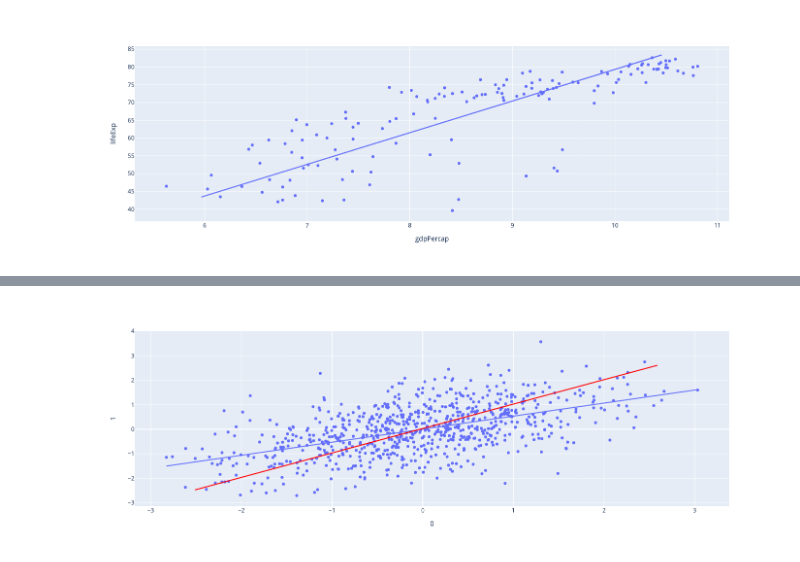
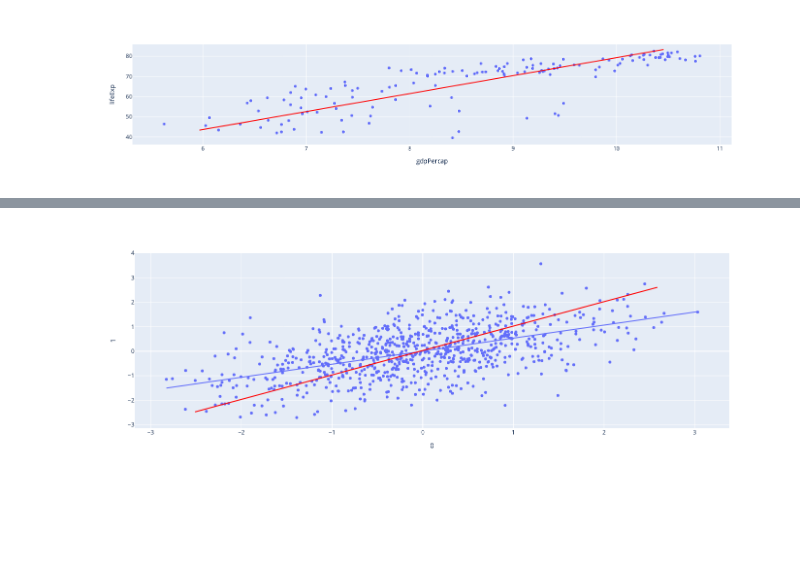
Before and after one commit to notascope/notascope, a Jupyter notebook: notebooks/pca_test.ipynb, the cells around one changed output, grey strips where cells are left out. Cells and saved outputs as stored; diff of their text form; code cells hidden in the pictures; blank space fills up the shorter version.

```diff
--- a/notebooks/pca_test.ipynb
+++ b/notebooks/pca_test.ipynb
@@ -11,11 +11,11 @@ fig
 # %%
 import statsmodels.api as sm
 
 fig.add_traces(
-    px.line(sm.PCA(df).project(ncomp=1), x="gdpPercap", y="lifeExp").data
-).update_layout(width=500, height=500)
+    px.line(sm.PCA(df).project(ncomp=1), x="gdpPercap", y="lifeExp").update_traces(line_color="red").data
+)
 # %% [output]
-[figure, old version]
+[figure, new version]
 # %%
 rng = np.random.RandomState(1)
 X = np.dot(rng.rand(2, 2), rng.randn(2, 200)).T
```
Also changed, not shown: parts of 2 cells of this notebook, 2 other files.
